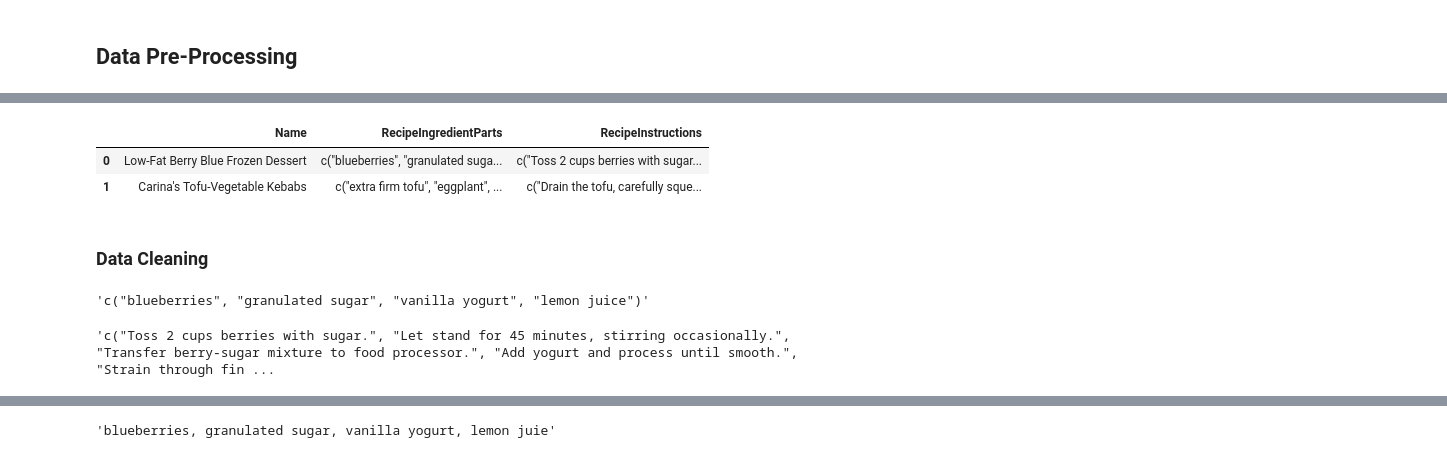
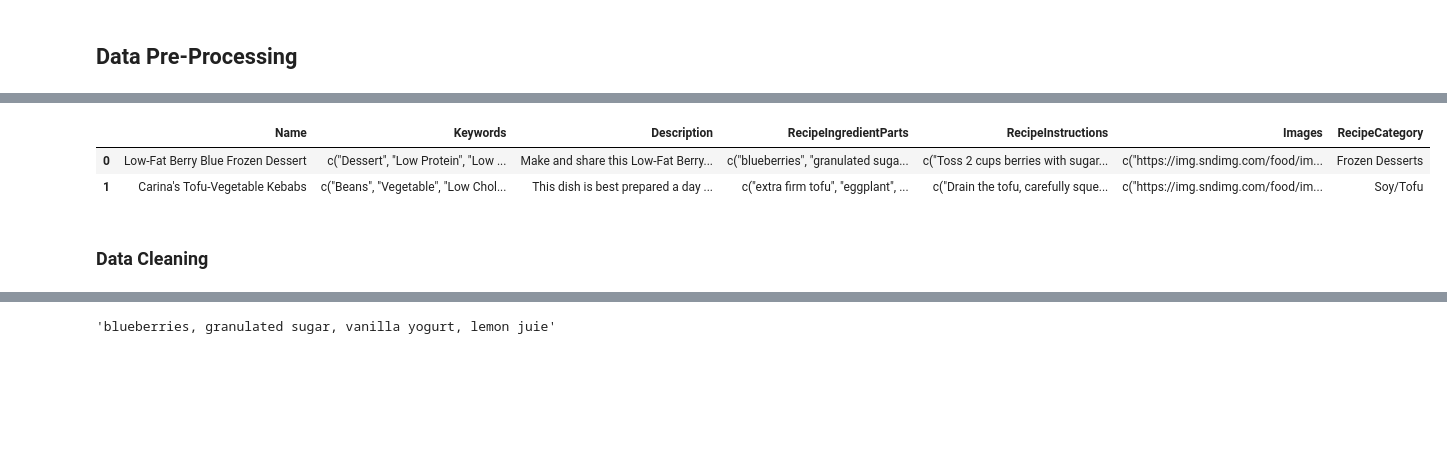
Before and after one commit to raihanromzi/ta-diet-food-recsys-serendipity, a Jupyter notebook: jupyter-notebook/ta_recsys_diet_preprocessing.ipynb, the cells around one changed output, grey strips where cells are left out. Cells and saved outputs as stored; diff of their text form; code cells hidden in the pictures; blank space fills up the shorter version.

```diff
--- a/jupyter-notebook/ta_recsys_diet_preprocessing.ipynb
+++ b/jupyter-notebook/ta_recsys_diet_preprocessing.ipynb
@@ -130,7 +127,7 @@ pylab.show()
 # %% [markdown]
 ### Select Relevant Column for Building RecSys
 # %%
-columns=['RecipeId','Name','CookTime','PrepTime','TotalTime','RecipeIngredientParts','Calories','FatContent','SaturatedFatContent','CholesterolContent','SodiumContent','CarbohydrateContent','FiberContent','SugarContent','ProteinContent','RecipeInstructions']
+columns=['Name','RecipeIngredientParts','RecipeInstructions', 'Images', 'Description', 'Keywords', 'RecipeCategory', 'Calories','FatContent','SaturatedFatContent','CholesterolContent','SodiumContent','CarbohydrateContent','FiberContent','SugarContent','ProteinContent']
 df=df[columns]
 # %% [markdown]
 ### Filter Recipe to Follow this Max Nutritient
@@ -166,6 +190,6 @@ max_list=[max_Calories,max_daily_fat,max_daily_Saturatedfat,max_daily_Cholestero
 # %%
 # from index 6 to 14 which contain nutritional value with the corresponding maximum value in max_list
-for column,maximum in zip(df.columns[6:15],max_list):
+for column,maximum in zip(df.columns[7:],max_list):
     df=df[df[column]<maximum]
 # %%
 df.head(2)
@@ -223,2 +267,4 @@ memory usage: 33.9+ MB
 # %% [markdown]
 ## **Data Pre-Processing**
+# %%
+df_preprocessing=df.copy()
@@ -225,23 +277,13 @@ memory usage: 33.9+ MB
 # %%
 # Define column for pre-processing
-columns=['Name', 'RecipeIngredientParts','RecipeInstructions']
-df_preprocessing=df[columns]
+columns=['Name', 'Keywords', 'Description', 'RecipeIngredientParts','RecipeInstructions', 'Images', 'RecipeCategory']
+df_preprocessing=df_preprocessing[columns]
 df_preprocessing.head(2)
 # %% [output]
-|  | Name | RecipeIngredientParts | RecipeInstructions |
-| 0 | Low-Fat Berry Blue Frozen Dessert | c("blueberries", "granulated suga... | c("Toss 2 cups berries with sugar... |
-| 1 | Carina's Tofu-Vegetable Kebabs | c("extra firm tofu", "eggplant", ... | c("Drain the tofu, carefully sque... |
+|  | Name | Keywords | Description | RecipeIngredientParts | RecipeInstructions | Images | RecipeCategory |
+| 0 | Low-Fat Berry Blue Frozen Dessert | c("Dessert", "Low Protein", "Low ... | Make and share this Low-Fat Berry... | c("blueberries", "granulated suga... | c("Toss 2 cups berries with sugar... | c("https://img.sndimg.com/food/im... | Frozen Desserts |
+| 1 | Carina's Tofu-Vegetable Kebabs | c("Beans", "Vegetable", "Low Chol... | This dish is best prepared a day ... | c("extra firm tofu", "eggplant", ... | c("Drain the tofu, carefully sque... | c("https://img.sndimg.com/food/im... | Soy/Tofu |
 # %% [markdown]
 ### Data Cleaning
-# %%
-# Before
-df_preprocessing['RecipeIngredientParts'][0]
-# %% [output]
-'c("blueberries", "granulated sugar", "vanilla yogurt", "lemon juice")'
-# %%
-# Before
-df_preprocessing['RecipeInstructions'][0]
-# %% [output]
-'c("Toss 2 cups berries with sugar.", "Let stand for 45 minutes, stirring occasionally.", "Transfer berry-sugar mixture to food processor.", "Add yogurt and process until smooth.", "Strain through fin ...
 # %%
 df_cleaning=df_preprocessing.copy()
```
Also changed, not shown: parts of 74 cells of this notebook, 5 other files.
